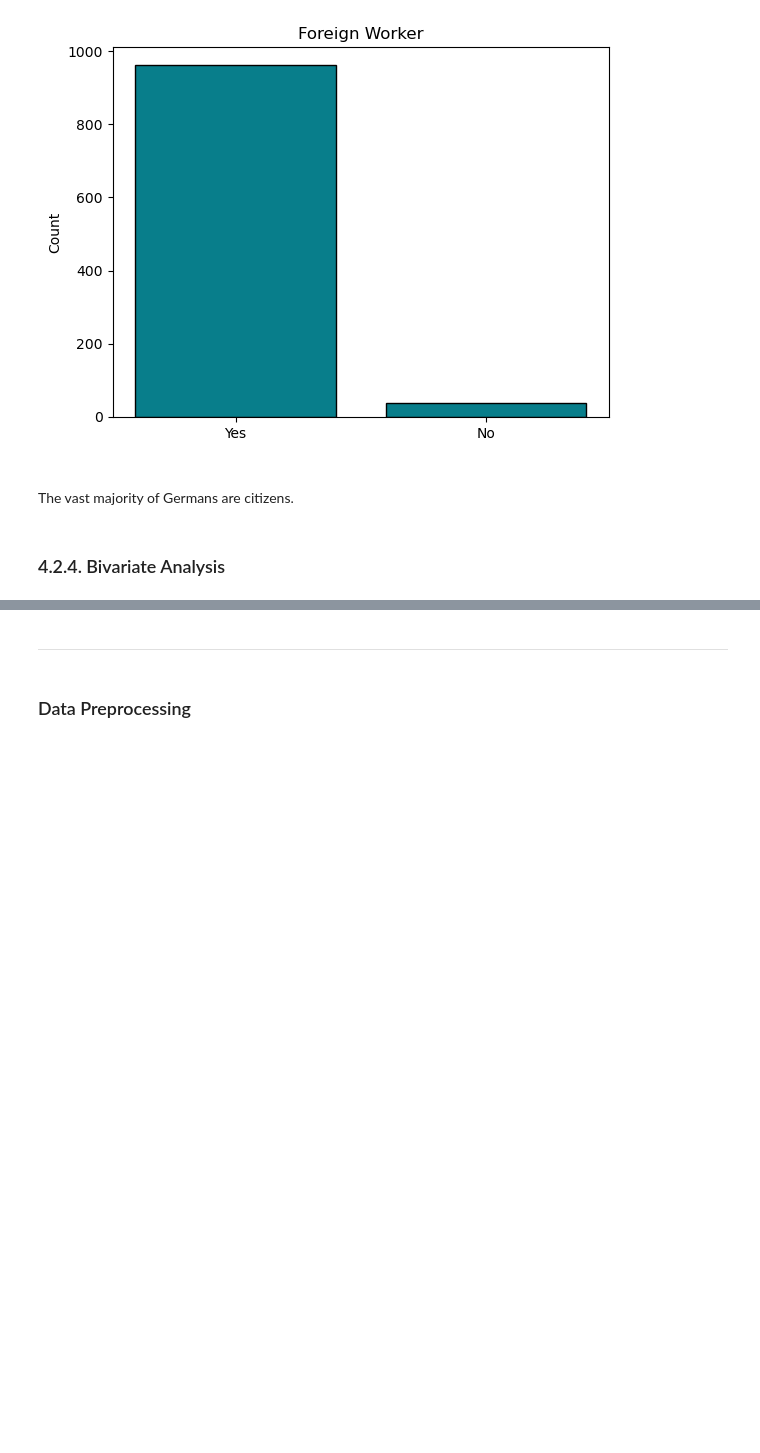
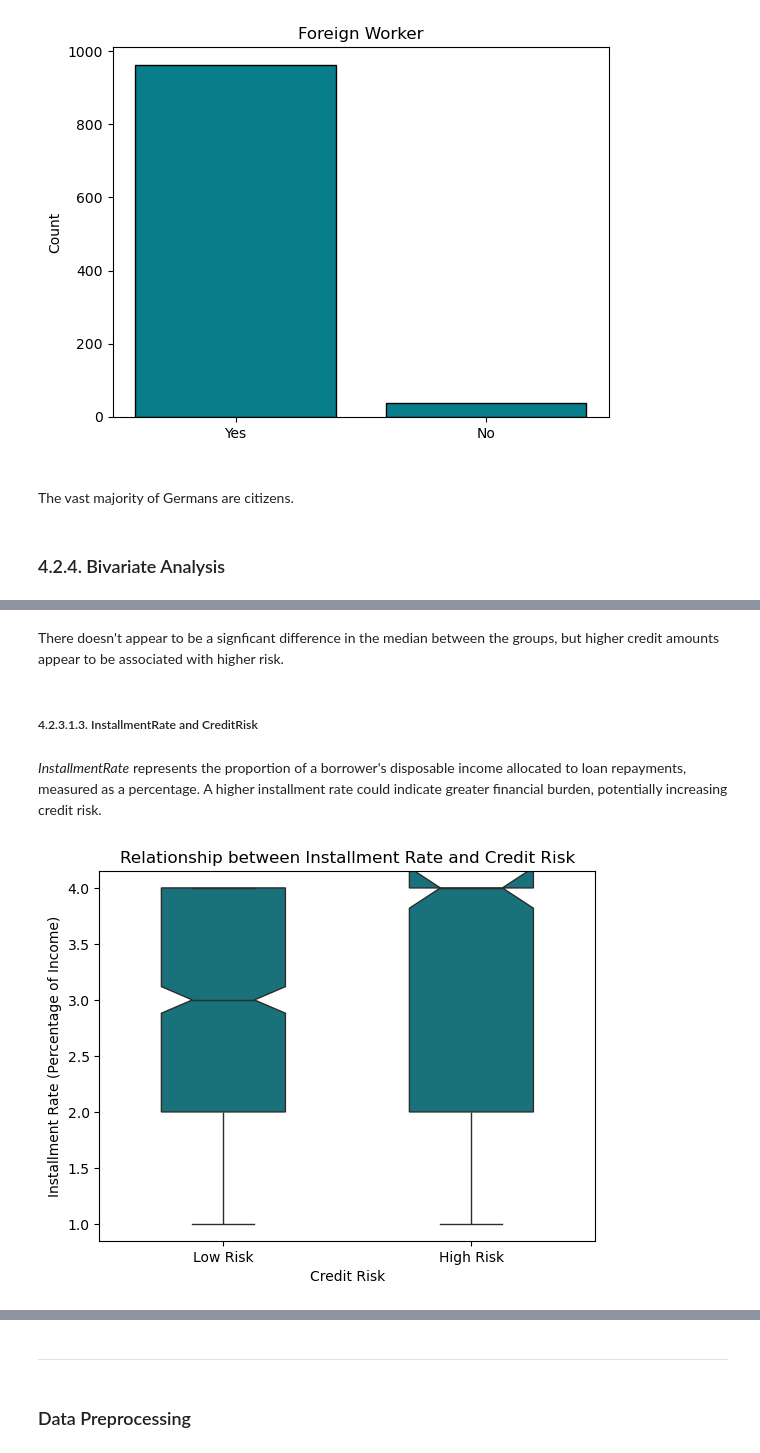
Before and after one commit to SMemic4/Credit-Risk-Classification, a Jupyter notebook: notebooks/credit_card_risk_classificaiton.ipynb, the cells around one changed output, grey strips where cells are left out. Saved outputs shown, nothing was run; the diff lists cells and outputs as text; code cells hidden in the pictures; blank space fills up the shorter version.

```diff
--- a/notebooks/credit_card_risk_classificaiton.ipynb
+++ b/notebooks/credit_card_risk_classificaiton.ipynb
@@ -932,0 +1063,16 @@ The vast majority of Germans are citizens.
+# %% [markdown]
+There doesn't appear to be a signficant difference in the median between the groups, but higher credit amounts appear to be associated with higher risk.
+# %% [markdown]
+##### 4.2.3.1.3. InstallmentRate and CreditRisk
+# %% [markdown]
+*InstallmentRate* represents the proportion of a borrower's disposable income allocated to loan repayments, measured as a percentage. A higher installment rate could indicate greater financial burden, potentially increasing credit risk.
+# %%
+boxplot(data = df,
+        x = 'CreditRisk',
+        y = 'InstallmentRate',
+        xlabel = 'Credit Risk',
+        ylabel = 'Installment Rate (Percentage of Income)',
+        title = 'Relationship between Installment Rate and Credit Risk',
+        filename = 'InstallmentRate_CreditRisk_boxplot.png')
+# %% [output]
+[figure, added]
```
Also changed, not shown: parts of 82 cells of this notebook, 23 other files.
